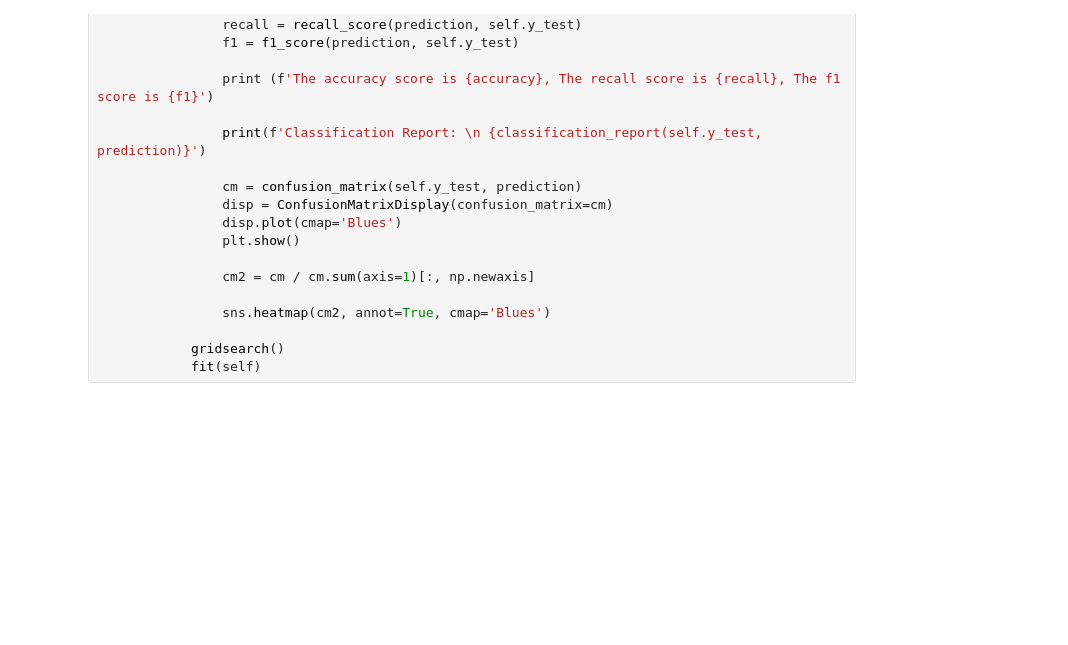
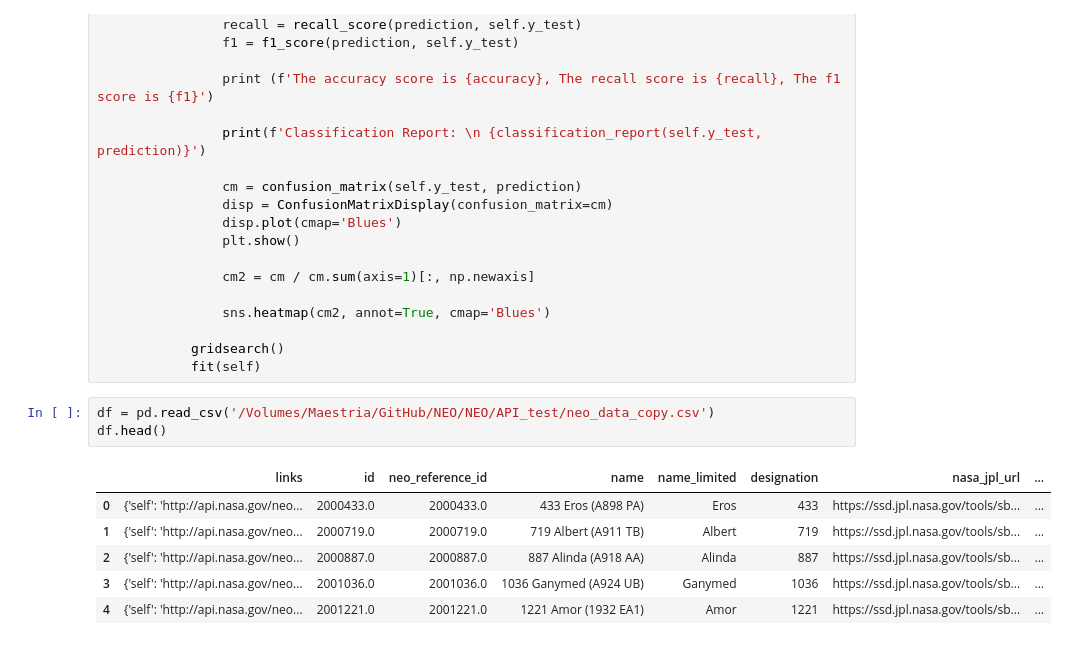
Before and after one commit to PBustamante65/NEO, a Jupyter notebook: API_test/classtest/test.ipynb, the cells around one changed output. Cells and saved outputs as stored; diff of their text form; blank space fills up the shorter version.

```diff
--- a/API_test/classtest/test.ipynb
+++ b/API_test/classtest/test.ipynb
@@ -449,3 +449,13 @@ class LogRegression:
 
             gridsearch()
             fit(self)
+# %%
+df = pd.read_csv('/Volumes/Maestria/GitHub/NEO/NEO/API_test/neo_data_copy.csv')
+df.head()
+# %% [output]
+|  | links | id | neo_reference_id | name | name_limited | designation | nasa_jpl_url | ... |
+| 0 | {'self': 'http://api.nasa.gov/neo... | 2000433.0 | 2000433.0 | 433 Eros (A898 PA) | Eros | 433 | https://ssd.jpl.nasa.gov/tools/sb... | ... |
+| 1 | {'self': 'http://api.nasa.gov/neo... | 2000719.0 | 2000719.0 | 719 Albert (A911 TB) | Albert | 719 | https://ssd.jpl.nasa.gov/tools/sb... | ... |
+| 2 | {'self': 'http://api.nasa.gov/neo... | 2000887.0 | 2000887.0 | 887 Alinda (A918 AA) | Alinda | 887 | https://ssd.jpl.nasa.gov/tools/sb... | ... |
+| 3 | {'self': 'http://api.nasa.gov/neo... | 2001036.0 | 2001036.0 | 1036 Ganymed (A924 UB) | Ganymed | 1036 | https://ssd.jpl.nasa.gov/tools/sb... | ... |
+| 4 | {'self': 'http://api.nasa.gov/neo... | 2001221.0 | 2001221.0 | 1221 Amor (1932 EA1) | Amor | 1221 | https://ssd.jpl.nasa.gov/tools/sb... | ... |
```
Also changed, not shown: parts of 4 cells of this notebook.
